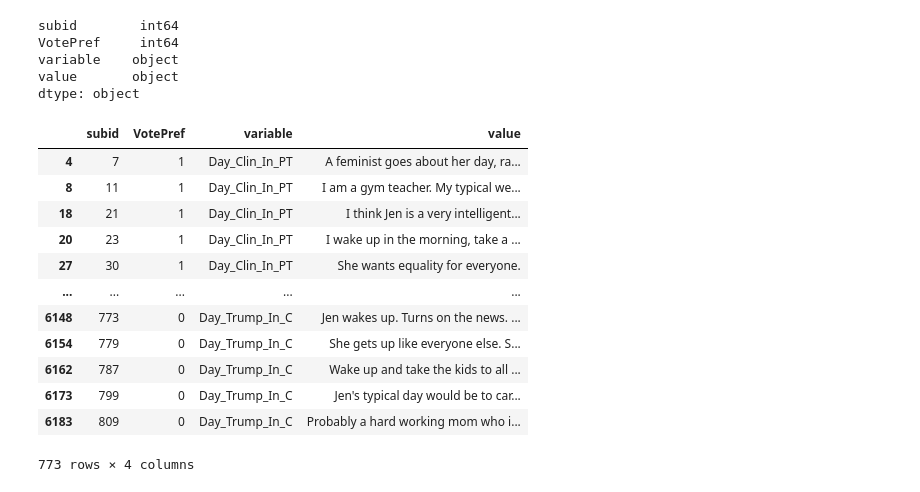
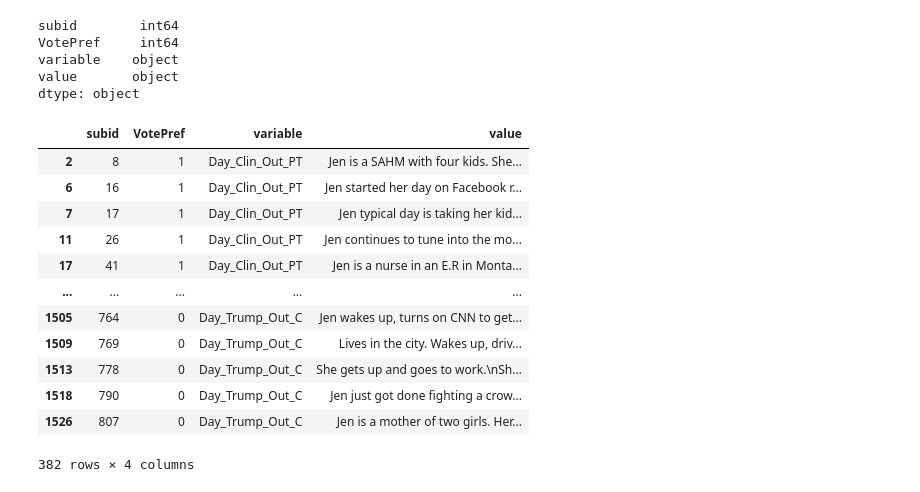
Before and after one commit to kdenning/Political-ANN, a Jupyter notebook: CIS_Final.ipynb, the cells around one changed output. Saved outputs shown, nothing was run; the diff lists cells and outputs as text; code cells hidden in the pictures.

```diff
--- a/CIS_Final.ipynb
+++ b/CIS_Final.ipynb
@@ -5,9 +23,8 @@
 # %%
 # importing the data
 import pandas as pd
-allgroups = 'https://docs.google.com/spreadsheets/d/e/2PACX-1vTl96SRjmGCo6hCFRYJzuP_v17kqx08ZC9fubES5aUOCVZjsHWXXxwPix2pvpF5WzOYyHb1SCbaEBDF/pub?output=csv'
 outgroups = 'https://docs.google.com/spreadsheets/d/e/2PACX-1vTwyrGxIIFsk-dZ8ovO8XMTLhO0_MV6fZQz8MrPqrevtN0Oi2PLm6G-I5g9Xg-o7BxbuxY5hYGmj_nL/pub?output=csv'
-pt_table = pd.read_csv(allgroups, error_bad_lines=False, encoding='utf-8', delimiter=",")
+pt_table = pd.read_csv(outgroups, error_bad_lines=False, encoding='utf-8', delimiter=",")
 pd.set_option('display.max_columns', None)
 pt_table.head()
 # %% [output]
@@ -20,9 +37,9 @@ pt_table.head()
 # %%
 # getting data in long format
-table_long = pd.melt(pt_table, id_vars=['subid', 'VotePref'], value_vars=['Day_Clin_In_PT', 'Day_Clin_In_C', 'Day_Clin_Out_PT', 'Day_Clin_Out_C', 'Day_Trump_Out_PT', 'Day_Trump_Out_C', 'Day_Trump_In_PT', 'Day_Trump_In_C'])
+table_long = pd.melt(pt_table, id_vars=['subid', 'VotePref'], value_vars=['Day_Clin_Out_PT', 'Day_Clin_Out_C', 'Day_Trump_Out_PT', 'Day_Trump_Out_C'])
 # removing NaN's
 long_nonan = table_long.dropna()
-# checking the data looks right and is the right number of rows; should be 773
+# checking the data looks right and is the right number of rows; should be 382
 print(long_nonan.head())
 print(len(long_nonan))
 # %% [output]
@@ -51,19 +68,20 @@ value       object
 dtype: object
 # %%
 # make the outcome variable binary (1, 0)
-long_nonan.replace({'VotePref': 2}, 0) # Now 1 = voted for Clinton, 0 = voted for Trump
+binary = long_nonan.replace({'VotePref': 2}, 0) # Now 1 = voted for Clinton, 0 = voted for Trump
+binary
 # %% [output]
 |  | subid | VotePref | variable | value |
-| 4 | 7 | 1 | Day_Clin_In_PT | A feminist goes about her day, ra... |
-| 8 | 11 | 1 | Day_Clin_In_PT | I am a gym teacher. My typical we... |
-| 18 | 21 | 1 | Day_Clin_In_PT | I think Jen is a very intelligent... |
-| 20 | 23 | 1 | Day_Clin_In_PT | I wake up in the morning, take a ... |
-| 27 | 30 | 1 | Day_Clin_In_PT | She wants equality for everyone. |
+| 2 | 8 | 1 | Day_Clin_Out_PT | Jen is a SAHM with four kids. She... |
+| 6 | 16 | 1 | Day_Clin_Out_PT | Jen started her day on Facebook r... |
+| 7 | 17 | 1 | Day_Clin_Out_PT | Jen typical day is taking her kid... |
+| 11 | 26 | 1 | Day_Clin_Out_PT | Jen continues to tune into the mo... |
+| 17 | 41 | 1 | Day_Clin_Out_PT | Jen is a nurse in an E.R in Monta... |
 | ... | ... | ... | ... | ... |
-| 6148 | 773 | 0 | Day_Trump_In_C | Jen wakes up. Turns on the news. ... |
-| 6154 | 779 | 0 | Day_Trump_In_C | She gets up like everyone else. S... |
-| 6162 | 787 | 0 | Day_Trump_In_C | Wake up and take the kids to all ... |
-| 6173 | 799 | 0 | Day_Trump_In_C | Jen's typical day would be to car... |
-| 6183 | 809 | 0 | Day_Trump_In_C | Probably a hard working mom who i... |
+| 1505 | 764 | 0 | Day_Trump_Out_C | Jen wakes up, turns on CNN to get... |
+| 1509 | 769 | 0 | Day_Trump_Out_C | Lives in the city. Wakes up, driv... |
+| 1513 | 778 | 0 | Day_Trump_Out_C | She gets up and goes to work.\nSh... |
+| 1518 | 790 | 0 | Day_Trump_Out_C | Jen just got done fighting a crow... |
+| 1526 | 807 | 0 | Day_Trump_Out_C | Jen is a mother of two girls. Her... |
-773 rows × 4 columns
+382 rows × 4 columns
 # %%
```
Also changed, not shown: parts of 26 cells of this notebook.
